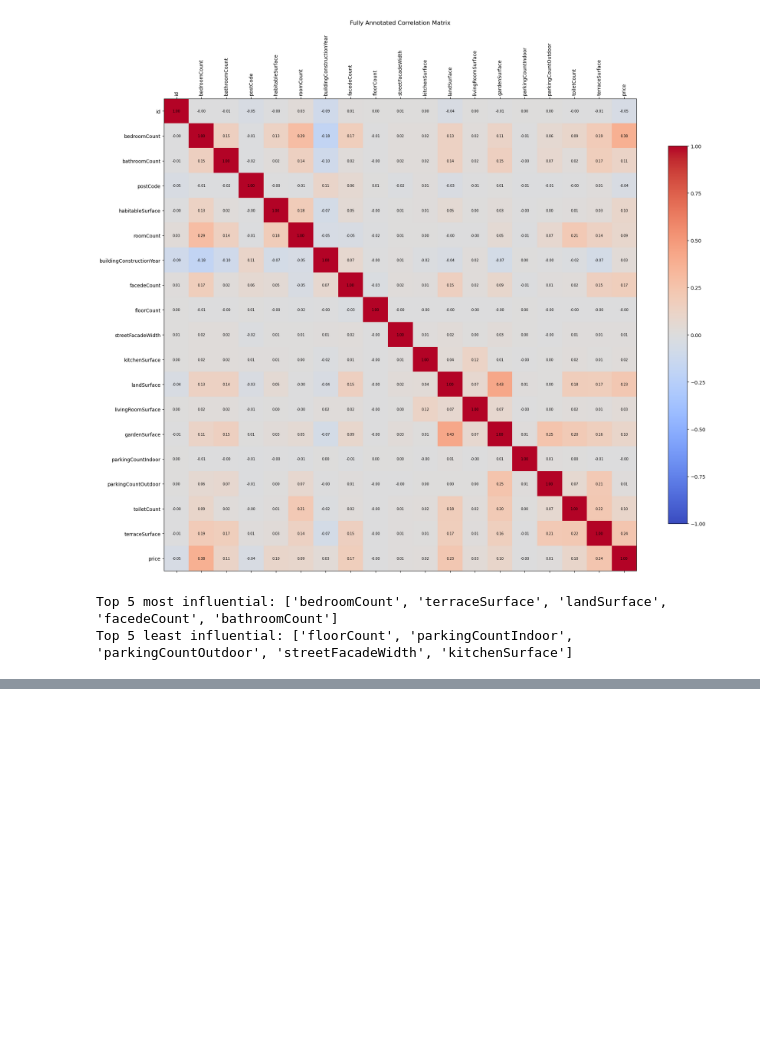
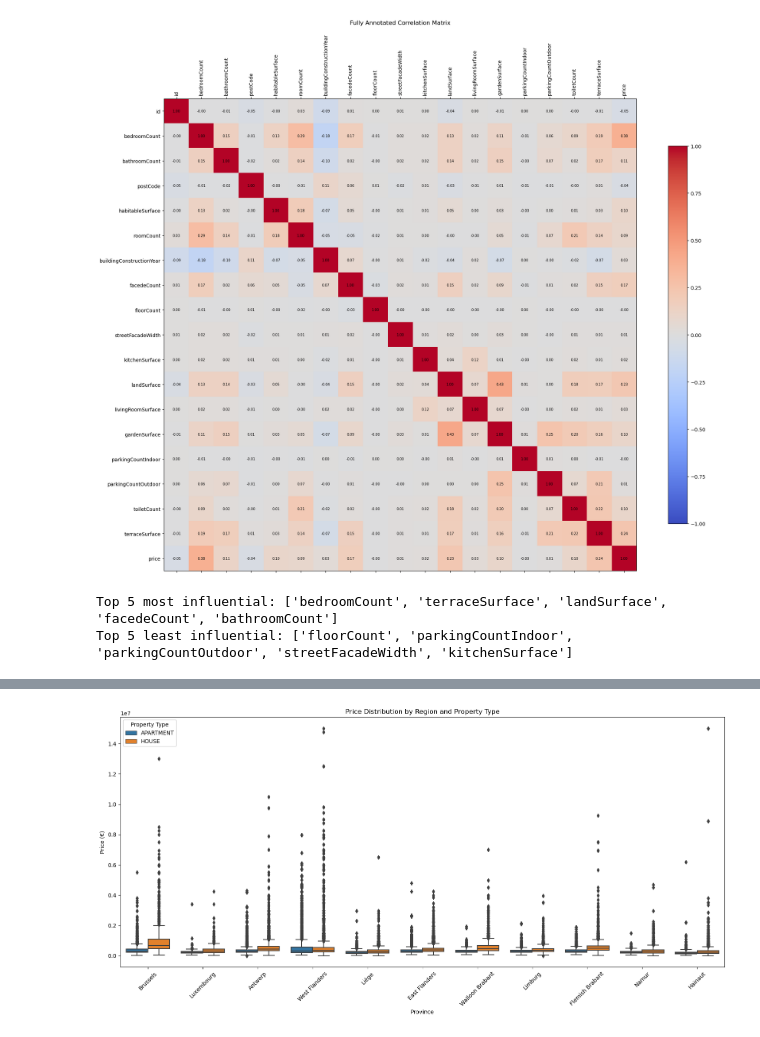
Before and after one commit to becodeorg/immo-eliza-data-exploration-seattle, a Jupyter notebook: Datanalyze/dataanalyse-without-impurity.ipynb, the cells around one changed output, grey strips where cells are left out. Cells and saved outputs as stored; diff of their text form; code cells hidden in the pictures; blank space fills up the shorter version.

```diff
--- a/Datanalyze/dataanalyse-without-impurity.ipynb
+++ b/Datanalyze/dataanalyse-without-impurity.ipynb
@@ -158,6 +7,0 @@ This column is essential for predictive modeling and analysis, so we discard row
-# %%
-# Delete all rows with missing price
-initial_shape = df_cleaned.shape
-df_cleaned = df_cleaned.dropna(subset=['price'])
-print(f"Deleted {initial_shape[0] - df_cleaned.shape[0]} rows without a price.")
-print("New shape after dropping missing prices:", df_cleaned.shape)
@@ -170,7 +7,0 @@ Columns with more than 90% missing values are considered too sparse to be reliab
-# %%
-# Drop columns with >90% missing values, but keep 'hasSwimmingPool'
-cols_to_drop = df_cleaned.columns[
-    (df_cleaned.isnull().mean() > 0.9) & (df_cleaned.columns != 'hasSwimmingPool')
-]
-df_cleaned = df_cleaned.drop(columns=cols_to_drop)
-print("Dropped columns:", list(cols_to_drop))
@@ -184,15 +7,0 @@ We now fill remaining missing values to avoid issues in later analysis:
-# %%
-# Keep a copy of the dataset before imputing
-df_before_impute = df_cleaned.copy()
-
-for col in df_cleaned.select_dtypes(include='number').columns:
-    if df_cleaned[col].isnull().sum() > 0:
-        median_val = df_cleaned[col].median()
-        df_cleaned[col] = df_cleaned[col].fillna(median_val)
-
-for col in df_cleaned.select_dtypes(include='object').columns:
-    if df_cleaned[col].isnull().sum() > 0:
-        mode_val = df_cleaned[col].mode()[0]
-        df_cleaned[col] = df_cleaned[col].fillna(mode_val)
-
-df_cleaned = df_cleaned.infer_objects(copy=False)
@@ -277,0 +130,17 @@ Top 5 least influential: ['floorCount', 'parkingCountIndoor', 'parkingCountOutdo
+# %%
+plt.figure(figsize=(16,8))
+sns.boxplot(
+    data=df_cleaned,
+    x='province',
+    y='price',
+    hue='type'  # this separates house and apartment
+)
+plt.title("Price Distribution by Region and Property Type")
+plt.xlabel("Province")
+plt.ylabel("Price (€)")
+plt.xticks(rotation=45)
+plt.legend(title='Property Type')
+plt.tight_layout()
+plt.show()
+# %% [output]
+[figure, added]
```
Also changed, not shown: parts of 27 cells of this notebook, 4 other files.
